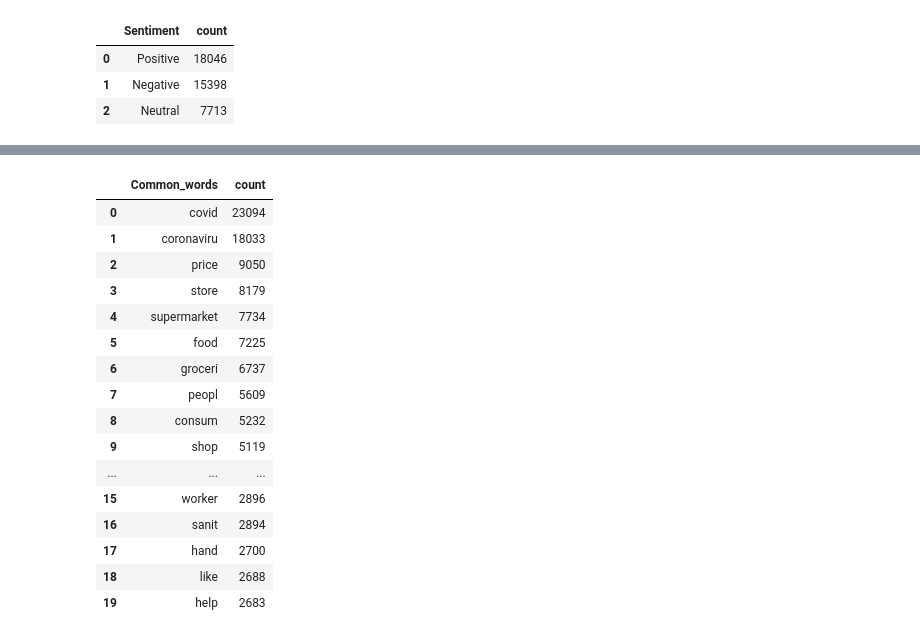
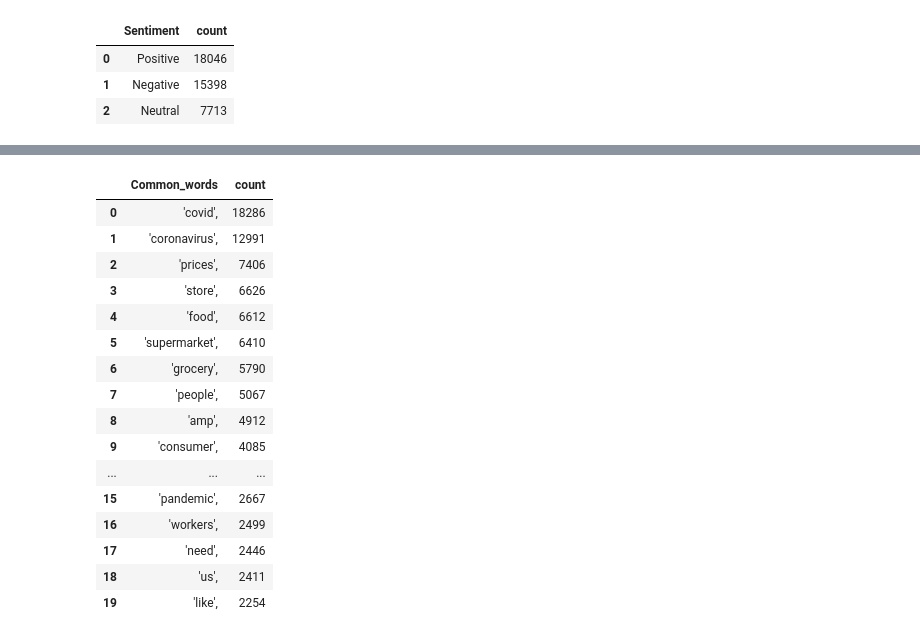
Before and after one commit to anildatascientist/Coronavirus-Tweet-Sentiment-Analysis, a Jupyter notebook: Coronavirus_Tweet_Sentiment_Analysis_Capstone_Project.ipynb, the cells around one changed output, grey strips where cells are left out. Cells and saved outputs as stored; diff of their text form; code cells hidden in the pictures.

```diff
--- a/Coronavirus_Tweet_Sentiment_Analysis_Capstone_Project.ipynb
+++ b/Coronavirus_Tweet_Sentiment_Analysis_Capstone_Project.ipynb
@@ -222,4 +223 @@ df.clean_tweets[6]
-# %%
-#Removing words with than 3 letters
-df['clean_tweets'] = df['clean_tweets'].apply(lambda x: (w for w in x if len(w)>3))
 # %% [markdown]
@@ -233,6 +231,6 @@ def stemming(text):
     text = [stemmer.stem(word) for word in text]
     return (" ".join(text))
 # %%
-df['clean_tweets'] = df['clean_tweets'].apply(lambda x: stemming(x))
+df['stemmed'] = df['clean_tweets'].apply(lambda x: stemming(x))
 # %%
 #result
@@ -241,0 +269,5 @@ df.clean_tweets[6]
+# %%
+# Lemmatizing
+from nltk.stem import WordNetLemmatizer
+lemmatizer=WordNetLemmatizer()
+df['lemmed'] = df['clean_tweets'].apply(lambda x: [lemmatizer.lemmatize(y) for y in x])
@@ -292,24 +333,24 @@ df['temp_list'] = df['clean_tweets'].apply(lambda x:str(x).split())
 # %%
 from collections import Counter
 top = Counter([item for sublist in df['temp_list'] for item in sublist])
 temp = pd.DataFrame(top.most_common(20))
 temp.columns = ['Common_words','count']
-temp.style.background_gradient(cmap='Purples')
+temp.style.background_gradient(cmap='Reds')
 # %% [output]
 |  | Common_words | count |
-| 0 | covid | 23094 |
-| 1 | coronaviru | 18033 |
-| 2 | price | 9050 |
-| 3 | store | 8179 |
-| 4 | supermarket | 7734 |
-| 5 | food | 7225 |
-| 6 | groceri | 6737 |
-| 7 | peopl | 5609 |
-| 8 | consum | 5232 |
-| 9 | shop | 5119 |
+| 0 | 'covid', | 18286 |
+| 1 | 'coronavirus', | 12991 |
+| 2 | 'prices', | 7406 |
+| 3 | 'store', | 6626 |
+| 4 | 'food', | 6612 |
+| 5 | 'supermarket', | 6410 |
+| 6 | 'grocery', | 5790 |
+| 7 | 'people', | 5067 |
+| 8 | 'amp', | 4912 |
+| 9 | 'consumer', | 4085 |
 | ... | ... | ... |
-| 15 | worker | 2896 |
-| 16 | sanit | 2894 |
-| 17 | hand | 2700 |
-| 18 | like | 2688 |
-| 19 | help | 2683 |
+| 15 | 'pandemic', | 2667 |
+| 16 | 'workers', | 2499 |
+| 17 | 'need', | 2446 |
+| 18 | 'us', | 2411 |
+| 19 | 'like', | 2254 |
```
Also changed, not shown: parts of 27 cells of this notebook.
